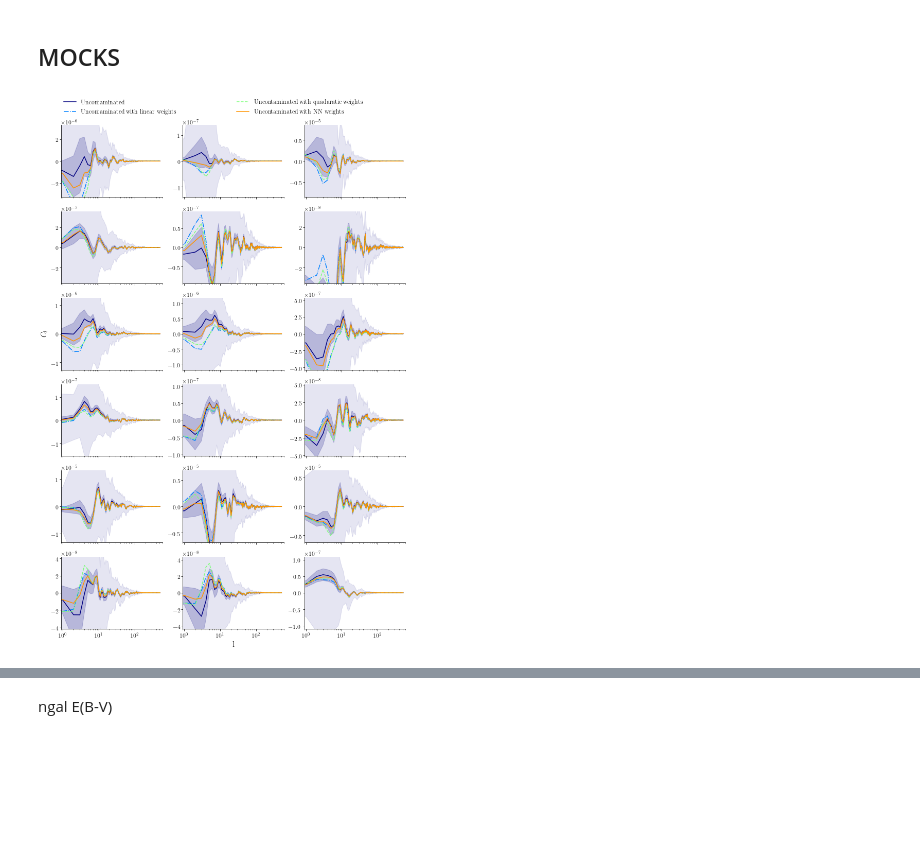
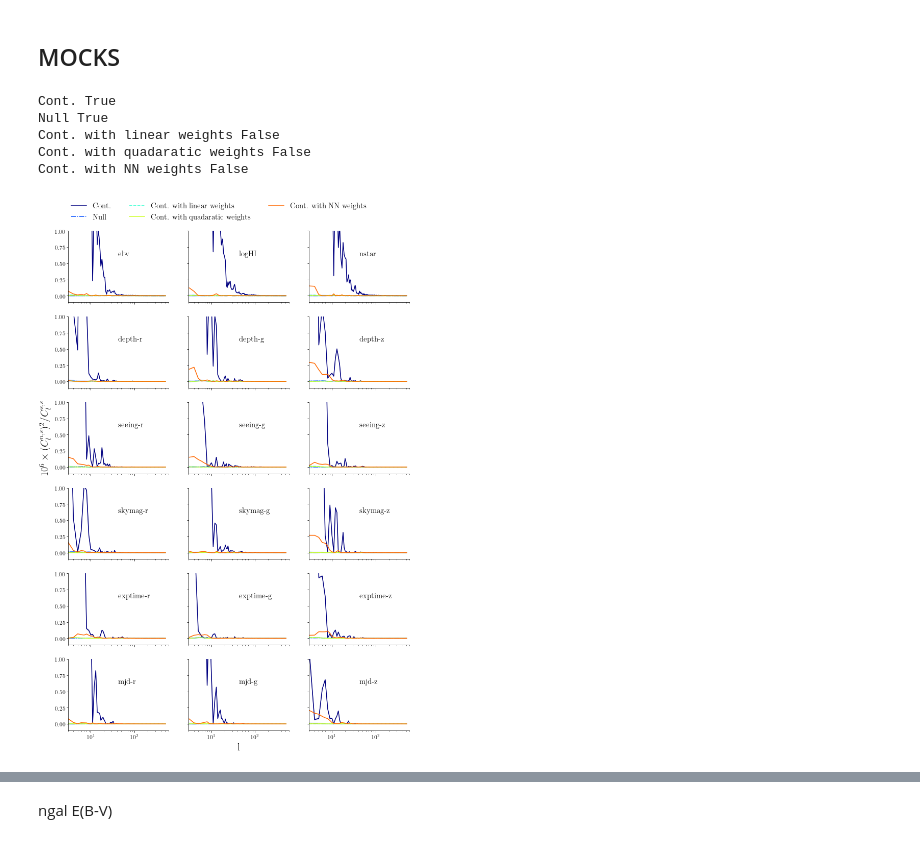
Before and after one commit to mehdirezaie/SYSNet, a Jupyter notebook: dataviz/DLpaper_plots.ipynb, the cells around one changed output, grey strips where cells are left out. Drawn from its saved outputs; the diff is of its cells as text; code cells hidden in the pictures; blank space fills up the shorter version.

Commit message:
run clustering for clean n corrupted mocks

```diff
--- a/dataviz/DLpaper_plots.ipynb
+++ b/dataviz/DLpaper_plots.ipynb
@@ -874,9 +874,9 @@ def plot_cl_cross_mocks():
     params = {
    'axes.spines.right':False,
    'axes.spines.top':False,
-   'axes.labelsize': 15,
+   'axes.labelsize': 20,
    #'text.fontsize': 8,
-   'legend.fontsize': 12,
+   'legend.fontsize': 15,
    'xtick.labelsize': 12,
    'ytick.labelsize': 12,
    'text.usetex': True,
@@ -887,31 +887,46 @@ def plot_cl_cross_mocks():
     plt.rcParams.update(params)
     ls = 5*['-','-.','--', '-']
     path = '/Volumes/TimeMachine/data/mocks/3dbox/'
+    clsys = np.load('/Volumes/TimeMachine/data/mocks/3dbox/cl_sys.npy').item()
+
     #
     #  INPUTS
     u_u = glob(path  + '*/results/clustering/cl_uni.npy')
-    u_l = glob(path  + '*/results/clustering/cl_lin.npy')
-    u_q = glob(path  + '*/results/clustering/cl_quad.npy')
-    u_nb = glob(path + '*/results/clustering/cl_nnm.npy')
-    fls = [u_u, u_l, u_q, u_nb]
+    c_u = glob(path  + '*/cp2p/results/clustering/cl_uni.npy')
+    u_l = glob(path  + '*/cp2p/results/clustering/cl_lin.npy')
+    u_q = glob(path  + '*/cp2p/results/clustering/cl_quad.npy')
+    u_nb = glob(path + '*/cp2p/results/clustering/cl_nn.npy')
+    fls = [c_u, u_u, u_l, u_q, u_nb]
 #           c_u, c_l, c_q, c_nb, c_f]
-    lb = ['Uncontaminated', 'Uncontaminated with linear weights',
-          'Uncontaminated with quadaratic weights',
-          'Uncontaminated with NN weights']#,
+    lb = ['Cont.', 'Null', 'Cont. with linear weights',
+          'Cont. with quadaratic weights',
+          'Cont. with NN weights']#,
 #           'Contaminated', 'Contaminated with linear weights',
 #           'Contaminated with quadratic weights',
 #           'Contaminated with NN weights', 'Contaminated with linear (few maps)']
     #      'Contaminated with NN-Ablation weights']
     d = len(lb)
-    syss   = ['depth', 'airmass','skymag', 'exptime', 'mjd']
-    labels = ['ebv', 'loghi','nstar'] + [s+'-'+b for s in syss for b in 'rgz']
-    pltarg = dict(ncols=3, nrows=6, sharex=True, figsize=(12, 18))
+    labels = ['ebv', 'logHI', 'nstar']+ [s+'-'+b for s in
+                       ['depth', 'seeing', 'skymag','exptime', 'mjd'] for b in 'rgz']
+    pltarg = dict(ncols=3, nrows=6, sharex=True, sharey=True, figsize=(12, 18))
     tckfmt = dict(style='sci', axis='y', scilimits=(0,0))
     lgnarg = dict(ncol=2,frameon=False,
                  bbox_to_anchor=(0, 1.1, 3, 0.4), loc="lower left",
                 mode="expand", borderaxespad=0) #bbox_to_anchor=(1., 1.0),
     xlim   = (.9, 600)
-    ylim   = (-1.2e-7, 1.2e-7)
+
+    pltarg = dict(ncols=3, nrows=6, sharex=True, figsize=(3*4, 6*3), sharey=True)
+    tckfmt = dict(style='sci', axis='y', scilimits=(0,0))
+#     lgnarg = dict(bbox_to_anchor=(1.1, 0.9), frameon=False, ncol=1,
+#                   title=config['crosscl']['title'], fontsize=15)
+    lgnarg = dict(ncol=3, frameon=False,
+                 bbox_to_anchor=(0, 1.1, 3, 0.4), loc="lower left",
+                mode="expand", borderaxespad=0)
+    xlim   = (3, 600)
+    ylim   = (-0.1, 1.)
+
+
+    #ylim   = (-1.2e-7, 1.2e-7)
     #print(len(u_u), len(c_u), len(c_l), len(c_nb), len(c_nr))
     #
     #  PLOT
@@ -927,43 +942,51 @@ def plot_cl_cross_mocks():
         dall_mean = np.mean(dall, axis=2)
         dall_std  = np.std(dall, axis=2)/nn
         #
         for i in range(dall.shape[0]):
             l = np.arange(dall_mean[i,:].size)
-            cl= dall_mean[i,:]
-            ce= dall_std[i,:]
+            cl= 1.0e6*dall_mean[i,:]**2 / clsys['cross'][i,:]
+            ce= 1.0e6*dall_std[i,:]**2 / clsys['cross'][i,:]
             a[i].plot(l, cl, color=color, label=label, linestyle=ls)
             if fill:
                 a[i].fill_between(l, cl-ce, cl+ce, color=color, alpha=0.2)
                 a[i].fill_between(l, cl-ce*nn, cl+ce*nn, color=color, alpha=0.1)
                 a[i].set_ylim(-1.5*np.max(cl+ce), 1.5*np.max(cl+ce))
 
 
     f,a    = plt.subplots(**pltarg)
     # plt.subplots_adjust(hspace=0.0, wspace=0.0)
     c = plt.cm.jet
     a = a.flatten()
     for i, fi in enumerate(fls):
-        if lb[i]=='Uncontaminated':
+        if lb[i] in ['Null', 'Cont.']:
             fill=True
         else:
             fill=False
+        print(lb[i], fill)
         add_plot(fi, a, c(i/d), lb[i], ls[i], fill=fill)
-    for i in range(len(a)-1):
-        if i ==6:a[i].set_ylabel(r'$C_l$')
+    for i in range(len(a)):
+        if i ==6:a[i].set_ylabel(r'$10^{6}\times(C^{n,s}_{l})^{2}/C^{s,s}_{l}$')
         if i ==16:a[i].set_xlabel('l')
+        a[i].text(0.5, 0.65, r'%s'\
+                          %labels[i], transform=a[i].transAxes, fontsize=15)
         #if i<17:a[i].text(0.4,0.2, r'Ngal $\times$ %s'\
         #                  %labels[i], transform=a[i].transAxes)
         a[i].ticklabel_format(**tckfmt)
         a[i].tick_params(axis='y', pad=1.0)
+        a[i].set_xscale('log')
+        a[i].set_xlim(*xlim)
+        a[i].set_ylim(*ylim)
     a[0].legend(**lgnarg)
     #f.delaxes(a[17])
-    plt.xscale('log')
-    plt.xlim(*xlim)
-    #plt.ylim(*ylim)
-    plt.savefig('./cl-cross-mock.pdf', bbox_inches='tight')
+    plt.savefig('./figs/cl-cross-mock.pdf', bbox_inches='tight')
 plot_cl_cross_mocks()
 # %% [output]
+Cont. True
+Null True
+Cont. with linear weights False
+Cont. with quadaratic weights False
+Cont. with NN weights False
-[figure, old version]
+[figure, new version]
 # %%
 def plot_cl_auto_mocks():
     params = {
```
Also changed, not shown: parts of 1 cell of this notebook, 1 other file.
